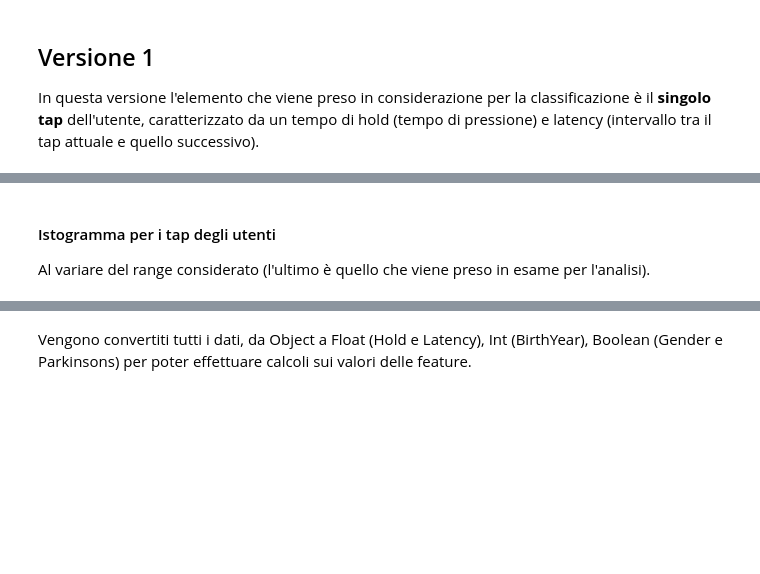
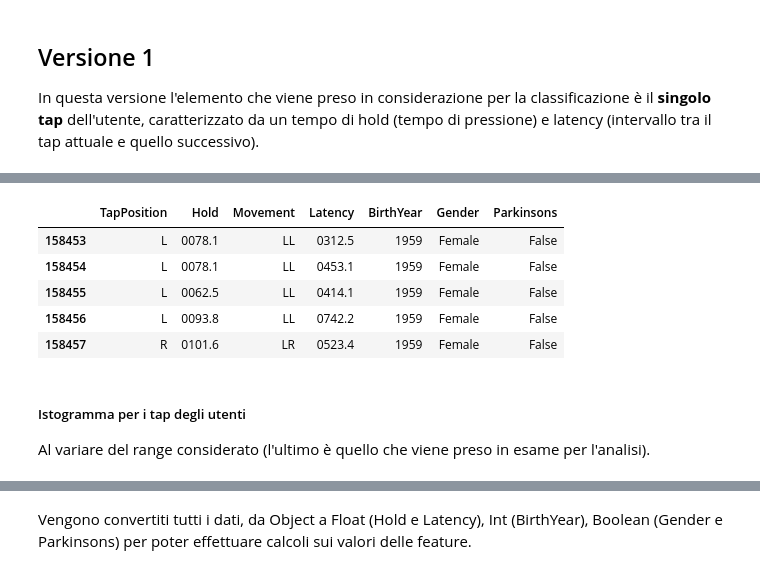
Before and after one commit to simonesinceri/ML-Project, a Jupyter notebook: parkinson_v1.ipynb, the cells around one changed output, grey strips where cells are left out. Saved outputs shown, nothing was run; the diff lists cells and outputs as text; code cells hidden in the pictures; blank space fills up the shorter version.

```diff
--- a/parkinson_v1.ipynb
+++ b/parkinson_v1.ipynb
@@ -210,5 +211,14 @@ MemoryError: Unable to allocate 1.41 GiB for an array with shape (21, 9014727) a
+# %%
+all_userdata_df.head()
+# %% [output]
+|  | TapPosition | Hold | Movement | Latency | BirthYear | Gender | Parkinsons |
+| 158453 | L | 0078.1 | LL | 0312.5 | 1959 | Female | False |
+| 158454 | L | 0078.1 | LL | 0453.1 | 1959 | Female | False |
+| 158455 | L | 0062.5 | LL | 0414.1 | 1959 | Female | False |
+| 158456 | L | 0093.8 | LL | 0742.2 | 1959 | Female | False |
+| 158457 | R | 0101.6 | LR | 0523.4 | 1959 | Female | False |
 # %% [markdown]
-#### Istogramma per i tap degli utenti
+##### Istogramma per i tap degli utenti
 Al variare del range considerato (l'ultimo è quello che viene preso in esame per l'analisi).
 # %%
 fig, axs = plt.subplots(1, 4, figsize = (30,5))
```
Also changed, not shown: parts of 39 cells of this notebook, 2 other files.
